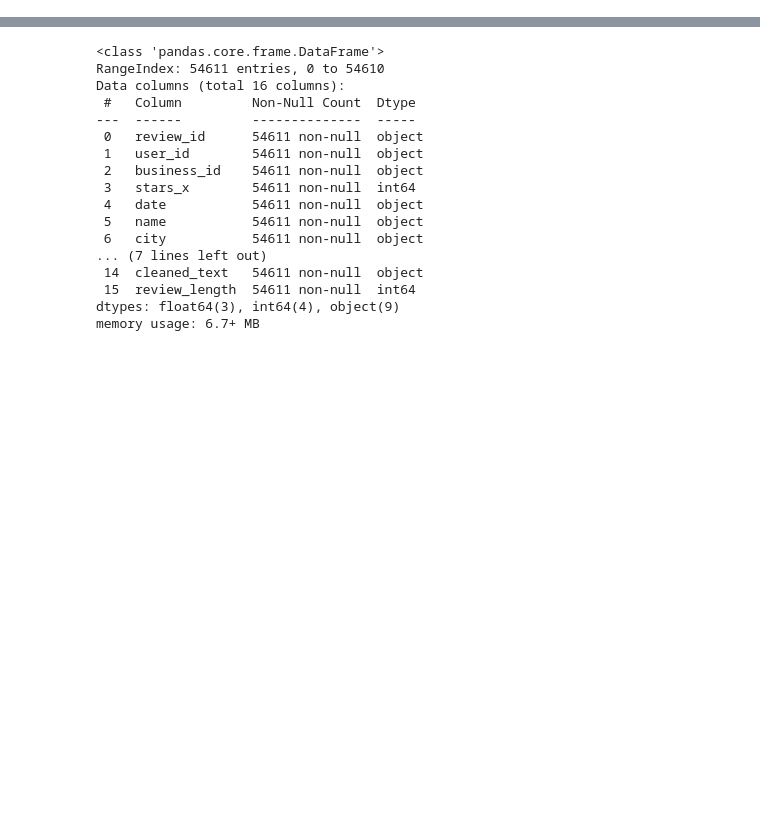
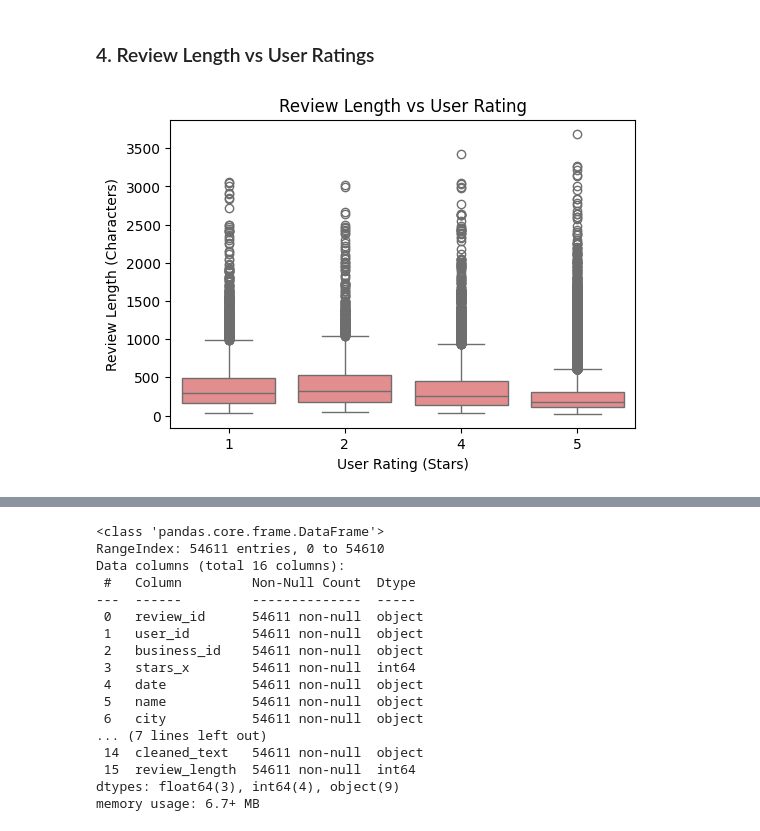
Before and after one commit to rashmic20/Phase5_Project, a Jupyter notebook: Vader_on_Final_LDA_model.ipynb, the cells around one changed output, grey strips where cells are left out. Saved outputs shown, nothing was run; the diff lists cells and outputs as text; code cells hidden in the pictures; blank space fills up the shorter version.

```diff
--- a/Vader_on_Final_LDA_model.ipynb
+++ b/Vader_on_Final_LDA_model.ipynb
@@ -4,0 +81,12 @@
+# %% [markdown]
+### 4. Review Length vs User Ratings
+# %%
+plt.figure(figsize=(6, 4))
+red_color = "#F08080"
+sns.boxplot(x='stars_x', y='review_length', data=df_filtered, color=red_color)
+plt.title('Review Length vs User Rating')
+plt.xlabel('User Rating (Stars)')
+plt.ylabel('Review Length (Characters)')
+plt.show()
+# %% [output]
+[figure, added]
```
Also changed, not shown: parts of 24 cells of this notebook.
